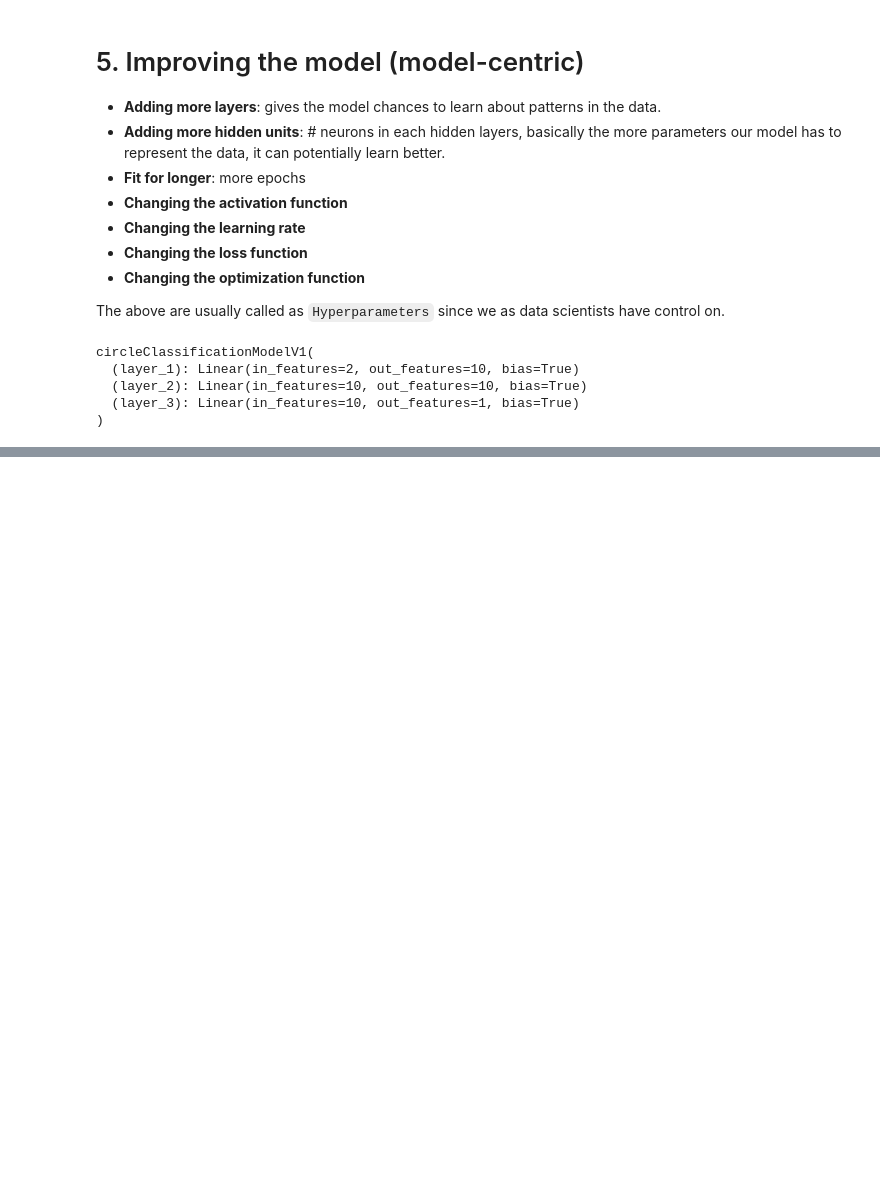
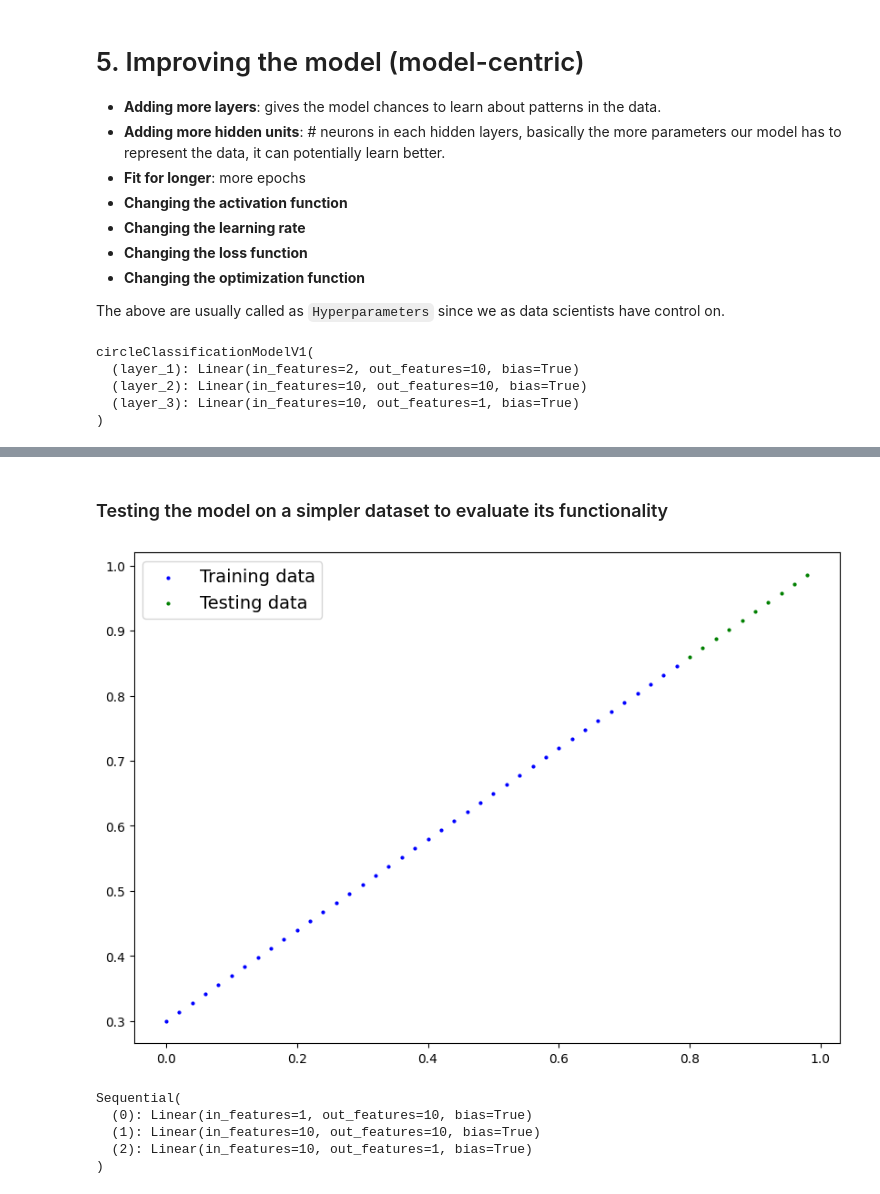
Before and after one commit to Hamid-Manouchehri/my_PyTorch, a Jupyter notebook: notebooks/classification.ipynb, the cells around one changed output, grey strips where cells are left out. Saved outputs shown, nothing was run; the diff lists cells and outputs as text; code cells hidden in the pictures; blank space fills up the shorter version.

```diff
--- a/notebooks/classification.ipynb
+++ b/notebooks/classification.ipynb
@@ -401,0 +422,41 @@ for epoch in tqdm(range(epochs), desc="Epochs"):
+# %% [markdown]
+### Testing the model on a simpler dataset to evaluate its functionality
+# %%
+weight = 0.7
+bias = 0.3
+init_pt = 0.
+final_pt = 1.
+sample_size = 0.02
+
+simple_x = torch.arange(init_pt, final_pt, sample_size)
+simple_label = weight * simple_x + bias
+
+simple_x.shape, simple_label.shape
+
+# Split data:
+train_set = int(.8 * len(simple_x))
+x_train_regression, y_train_regression = simple_x[:train_set].unsqueeze(1), simple_label[:train_set].unsqueeze(1)
+x_test_regression, y_test_regression = simple_x[train_set:].unsqueeze(1), simple_label[train_set:].unsqueeze(1)
+
+x_train_regression.shape, y_train_regression.shape, x_test_regression.shape, y_test_regression.shape
+
+plot_predictions(train_data=x_train_regression,
+                 train_labels=y_train_regression,
+                 test_data=x_test_regression,
+                 test_labels=y_test_regression)
+# %% [output]
+[figure, added]
+# %%
+improved_model_regression = nn.Sequential(
+    nn.Linear(in_features=1, out_features=10),
+    nn.Linear(in_features=10, out_features=10),
+    nn.Linear(in_features=10, out_features=1),
+).to(device)
+
+improved_model_regression
+# %% [output]
+Sequential(
+  (0): Linear(in_features=1, out_features=10, bias=True)
+  (1): Linear(in_features=10, out_features=10, bias=True)
+  (2): Linear(in_features=10, out_features=1, bias=True)
+)
```
Also changed, not shown: parts of 25 cells of this notebook.
